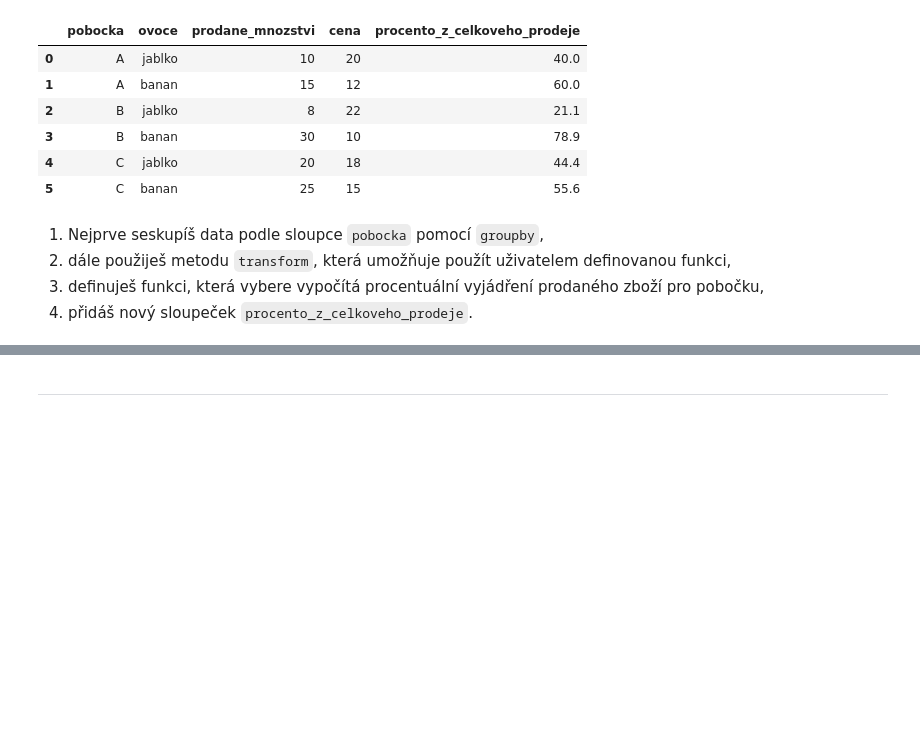
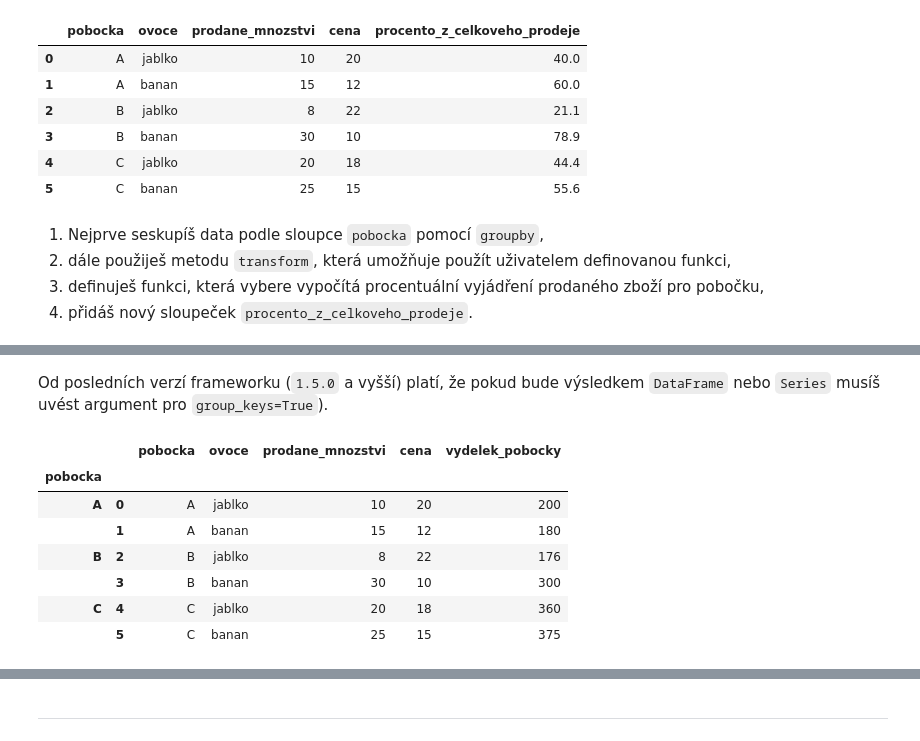
Before and after one commit to Bralor/data-csob-2023, a Jupyter notebook: shared/notebooks/lesson03.ipynb, the cells around one changed output, grey strips where cells are left out. Drawn from its saved outputs; the diff is of its cells as text; code cells hidden in the pictures; blank space fills up the shorter version.

```diff
--- a/shared/notebooks/lesson03.ipynb
+++ b/shared/notebooks/lesson03.ipynb
@@ -639,0 +593,4 @@ print(result)
+# %%
+def vypocitej_vydelek_za_artikl(seskupene):
+    seskupene['vydelek_pobocky'] = seskupene['prodane_mnozstvi'] * seskupene['cena']
+    return seskupene
@@ -639,0 +636,15 @@ print(result)
+# %% [markdown]
+Od posledních verzí frameworku (`1.5.0` a vyšší) platí, že pokud bude výsledkem `DataFrame` nebo `Series` musíš uvést argument pro `group_keys=True`).
+# %%
+vystup = df_ovoce.groupby('pobocka', group_keys=True).apply(vypocitej_vydelek_za_artikl)
+# %%
+vystup.head(6)
+# %% [output]
+|  |  | pobocka | ovoce | prodane_mnozstvi | cena | vydelek_pobocky |
+| pobocka |  |  |  |  |  |  |
+| A | 0 | A | jablko | 10 | 20 | 200 |
+|  | 1 | A | banan | 15 | 12 | 180 |
+| B | 2 | B | jablko | 8 | 22 | 176 |
+|  | 3 | B | banan | 30 | 10 | 300 |
+| C | 4 | C | jablko | 20 | 18 | 360 |
+|  | 5 | C | banan | 25 | 15 | 375 |
```
Also changed, not shown: parts of 99 cells of this notebook.
